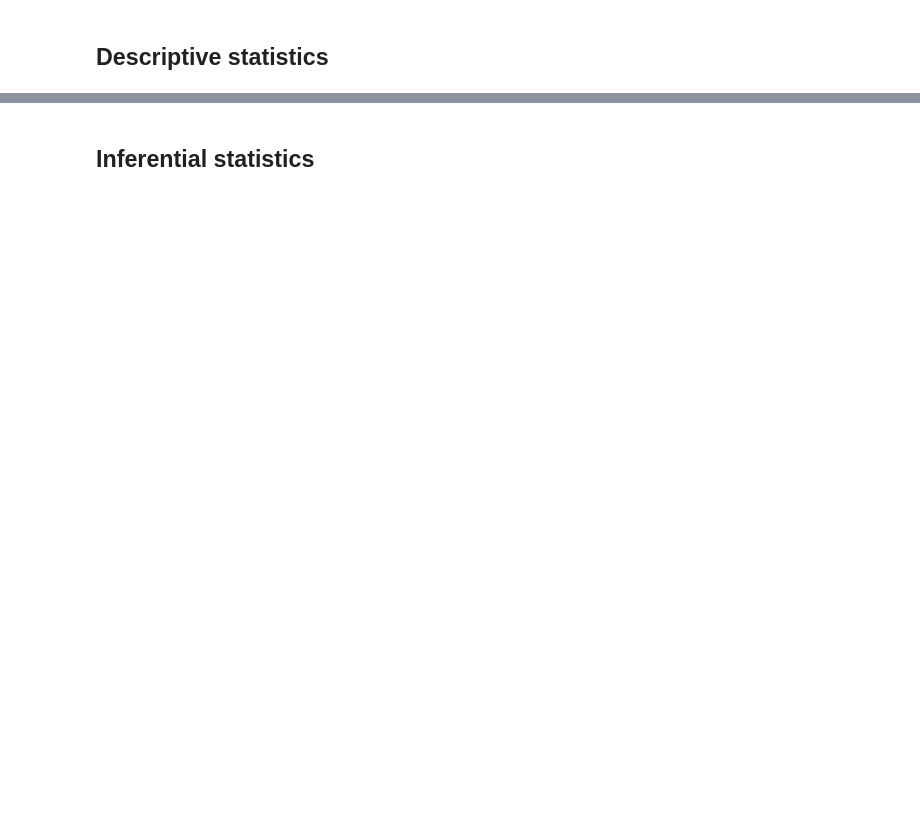
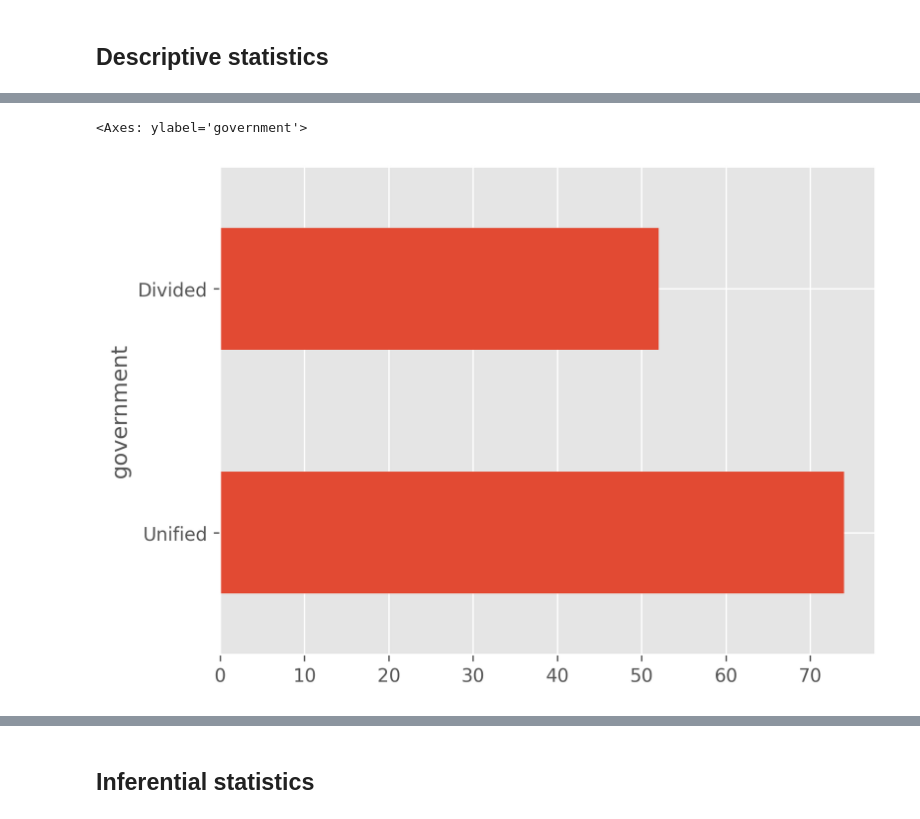
Before and after one commit to noah-art3mis/stats-assignment-2, a Jupyter notebook: removal.ipynb, the cells around one changed output, grey strips where cells are left out. Cells and saved outputs as stored; diff of their text form; code cells hidden in the pictures; blank space fills up the shorter version.

```diff
--- a/removal.ipynb
+++ b/removal.ipynb
@@ -338,0 +475,5 @@ sns.pointplot(x="capacity_ann", y="type", data=df_n);
+# %%
+df["government"].value_counts().plot.barh()
+# %% [output]
+<Axes: ylabel='government'>
+[figure, added]
```
Also changed, not shown: parts of 77 cells of this notebook, 4 other files.
